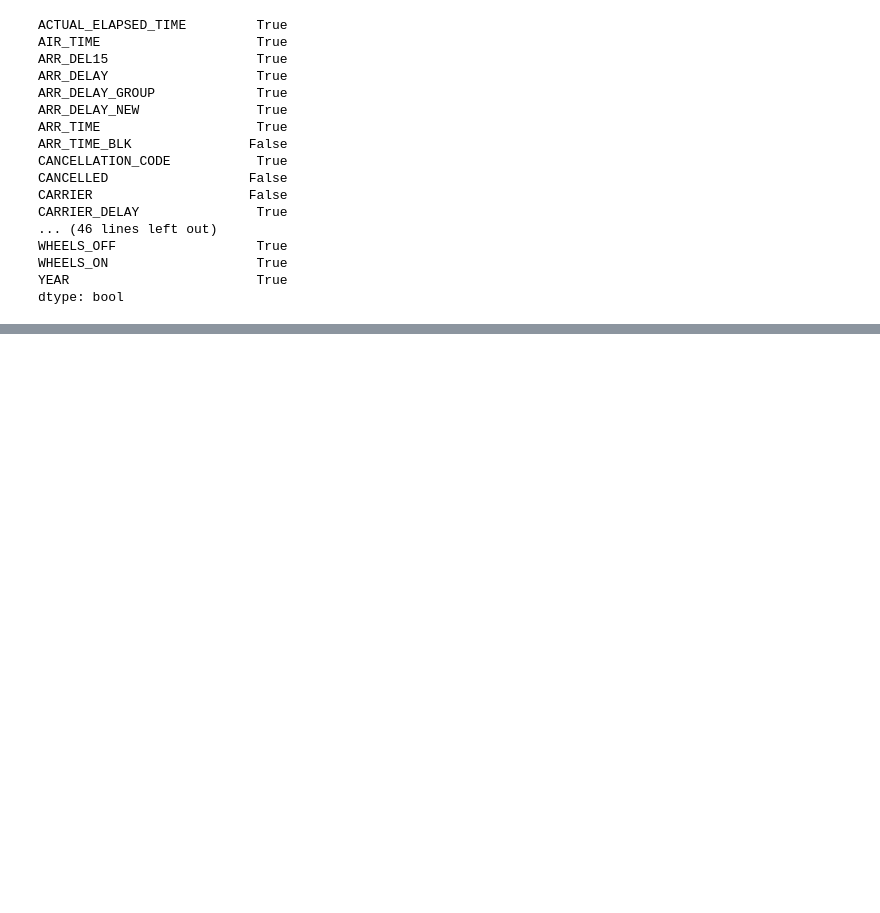
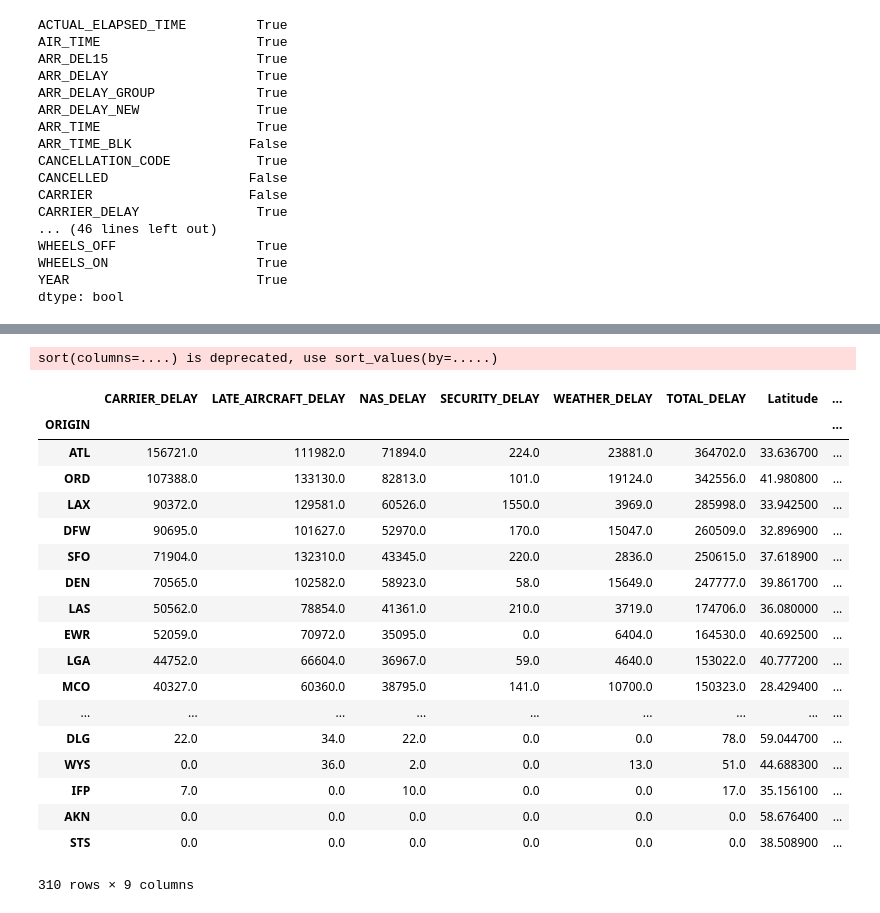
Before and after one commit to xsabhi/DataMiningLab1, a Jupyter notebook: Abhishek/Lab - 1 - EDA.ipynb, the cells around one changed output, grey strips where cells are left out. Cells and saved outputs as stored; diff of their text form; code cells hidden in the pictures; blank space fills up the shorter version.

```diff
--- a/Abhishek/Lab - 1 - EDA.ipynb
+++ b/Abhishek/Lab - 1 - EDA.ipynb
@@ -337,0 +713,25 @@ df_sampled1.describe()
+# %%
+df_merged.loc['ECP']['Latitude'] = 30.353785
+df_merged.loc['ECP']['Longitude'] = -85.794098
+
+df_merged.loc['FCA']['Latitude'] = 48.309934
+df_merged.loc['FCA']['Longitude'] = -114.253371
+
+df_merged.loc['MQT']['Latitude'] = 46.349914
+df_merged.loc['MQT']['Longitude'] = -87.387531
+
+df_merged.loc['SCE']['Latitude'] = 40.849825
+df_merged.loc['SCE']['Longitude'] = -77.849118
+
+df_merged.loc['UST']['Latitude'] = 29.954315
+df_merged.loc['UST']['Longitude'] = -81.341390
+
+df_merged.loc['YUM']['Latitude'] = 32.669073
+df_merged.loc['YUM']['Longitude'] = -114.599506
+
+print(df_merged.loc['ECP'])
+print(df_merged.loc['FCA'])
+print(df_merged.loc['MQT'])
+print(df_merged.loc['SCE'])
+print(df_merged.loc['UST'])
+print(df_merged.loc['YUM'])
@@ -337,0 +760,2 @@ df_sampled1.describe()
+# %%
+df_merged['TOTAL_DELAY_HOURS'] = df_merged['TOTAL_DELAY']/60
@@ -337,0 +774,26 @@ df_sampled1.describe()
+# %%
+result = df_merged.sort(columns=['TOTAL_DELAY'], ascending=[False])
+# %% [output]
+sort(columns=....) is deprecated, use sort_values(by=.....)
+# %%
+result
+# %% [output]
+|  | CARRIER_DELAY | LATE_AIRCRAFT_DELAY | NAS_DELAY | SECURITY_DELAY | WEATHER_DELAY | TOTAL_DELAY | Latitude | ... |
+| ORIGIN |  |  |  |  |  |  |  | ... |
+| ATL | 156721.0 | 111982.0 | 71894.0 | 224.0 | 23881.0 | 364702.0 | 33.636700 | ... |
+| ORD | 107388.0 | 133130.0 | 82813.0 | 101.0 | 19124.0 | 342556.0 | 41.980800 | ... |
+| LAX | 90372.0 | 129581.0 | 60526.0 | 1550.0 | 3969.0 | 285998.0 | 33.942500 | ... |
+| DFW | 90695.0 | 101627.0 | 52970.0 | 170.0 | 15047.0 | 260509.0 | 32.896900 | ... |
+| SFO | 71904.0 | 132310.0 | 43345.0 | 220.0 | 2836.0 | 250615.0 | 37.618900 | ... |
+| DEN | 70565.0 | 102582.0 | 58923.0 | 58.0 | 15649.0 | 247777.0 | 39.861700 | ... |
+| LAS | 50562.0 | 78854.0 | 41361.0 | 210.0 | 3719.0 | 174706.0 | 36.080000 | ... |
+| EWR | 52059.0 | 70972.0 | 35095.0 | 0.0 | 6404.0 | 164530.0 | 40.692500 | ... |
+| LGA | 44752.0 | 66604.0 | 36967.0 | 59.0 | 4640.0 | 153022.0 | 40.777200 | ... |
+| MCO | 40327.0 | 60360.0 | 38795.0 | 141.0 | 10700.0 | 150323.0 | 28.429400 | ... |
+| ... | ... | ... | ... | ... | ... | ... | ... | ... |
+| DLG | 22.0 | 34.0 | 22.0 | 0.0 | 0.0 | 78.0 | 59.044700 | ... |
+| WYS | 0.0 | 36.0 | 2.0 | 0.0 | 13.0 | 51.0 | 44.688300 | ... |
+| IFP | 7.0 | 0.0 | 10.0 | 0.0 | 0.0 | 17.0 | 35.156100 | ... |
+| AKN | 0.0 | 0.0 | 0.0 | 0.0 | 0.0 | 0.0 | 58.676400 | ... |
+| STS | 0.0 | 0.0 | 0.0 | 0.0 | 0.0 | 0.0 | 38.508900 | ... |
+310 rows × 9 columns
```
Also changed, not shown: parts of 50 cells of this notebook.
